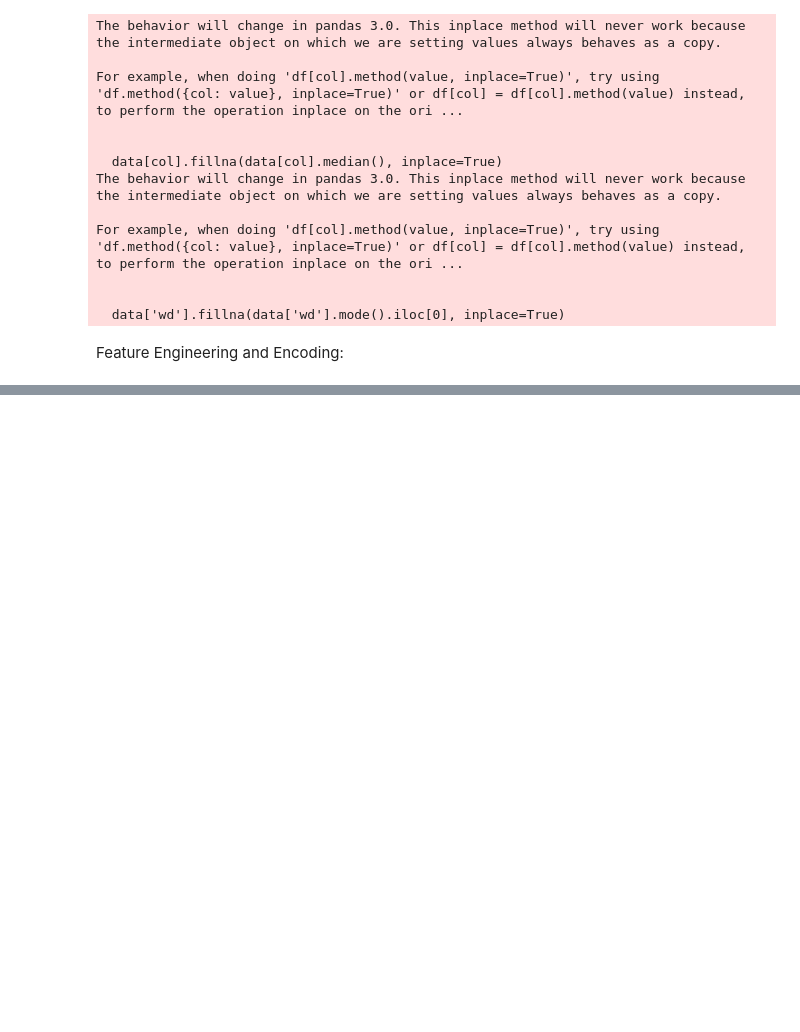
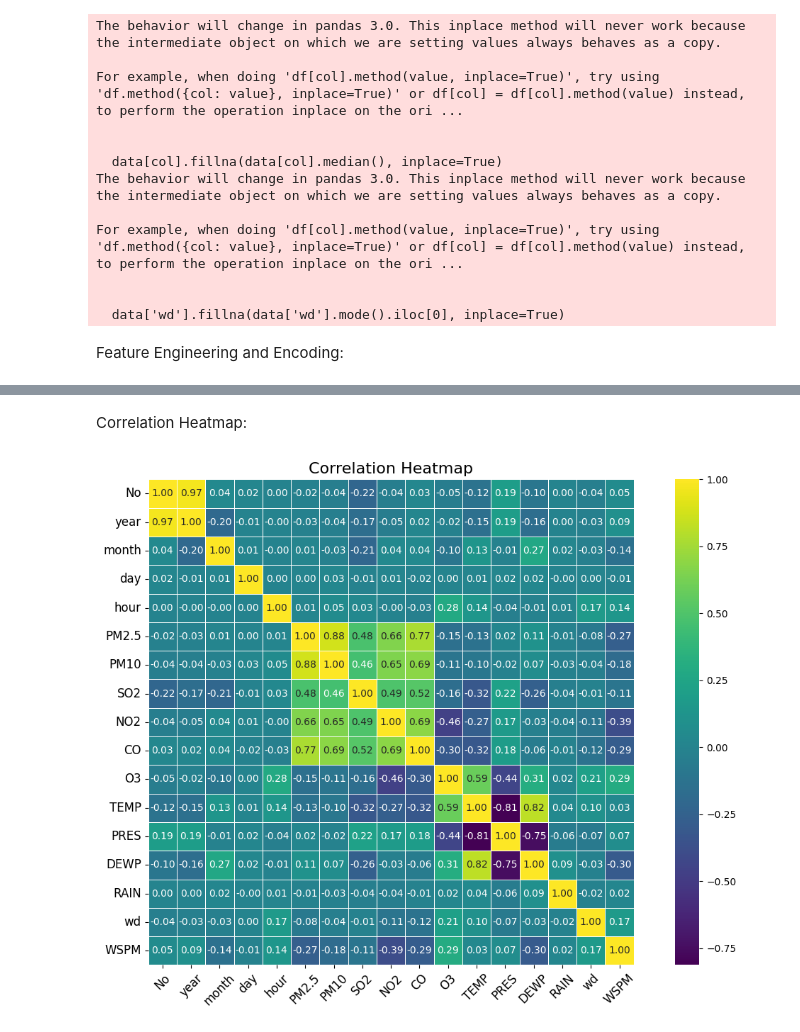
Before and after one commit to RiyaCharly-TanviSomji/CMP7005, a Jupyter notebook: Task_3_by_riya.ipynb, the cells around one changed output, grey strips where cells are left out. Saved outputs shown, nothing was run; the diff lists cells and outputs as text; code cells hidden in the pictures; blank space fills up the shorter version.

```diff
--- a/Task_3_by_riya.ipynb
+++ b/Task_3_by_riya.ipynb
@@ -201,0 +242,25 @@ data['wd'] = label_encoder.fit_transform(data['wd'])
+# %% [markdown]
+Correlation Heatmap:
+# %%
+numeric_data = data.select_dtypes(include=['number'])
+corr_matrix = numeric_data.corr()
+
+plt.figure(figsize=(12, 8))
+sns.heatmap(
+    corr_matrix,
+    annot=True,
+    fmt=".2f",
+    cmap="viridis",
+    cbar=True,
+    linewidths=0.5,
+    square=True
+)
+
+plt.title('Correlation Heatmap', fontsize=16)
+plt.xticks(fontsize=12, rotation=45)
+plt.yticks(fontsize=12, rotation=0)
+
+plt.tight_layout()
+plt.show()
+# %% [output]
+[figure, added]
```
Also changed, not shown: parts of 5 cells of this notebook.
